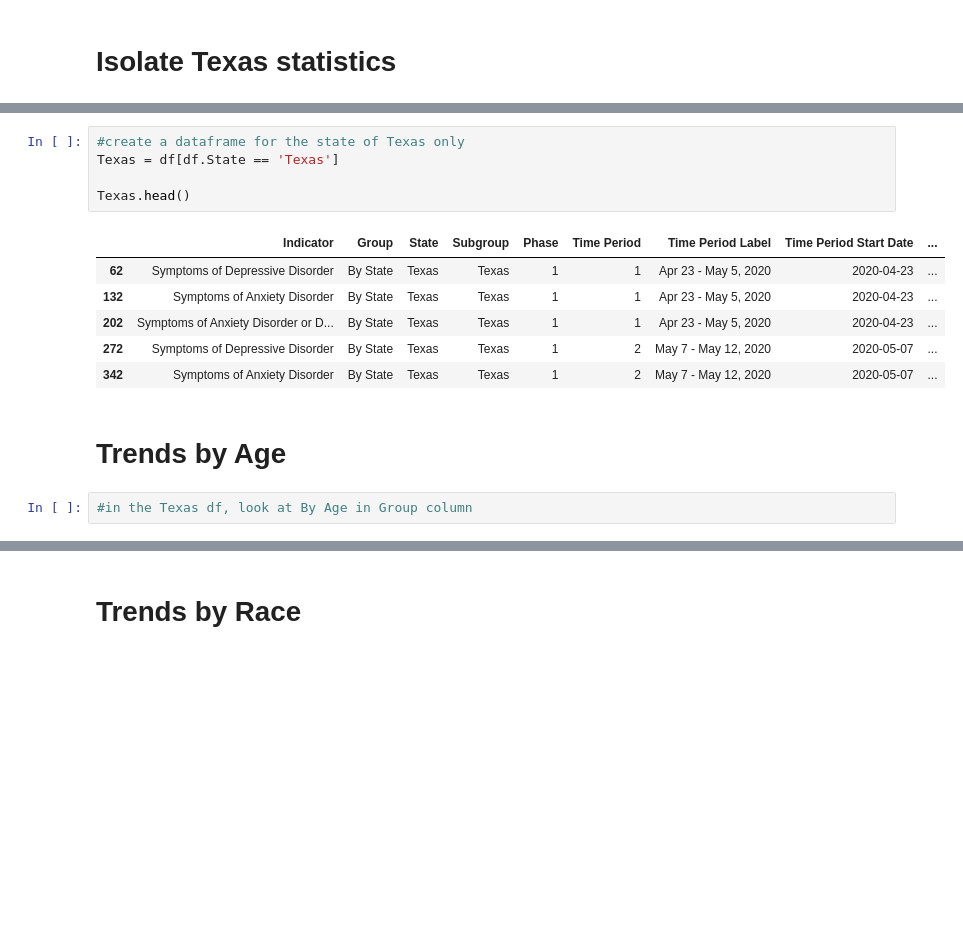
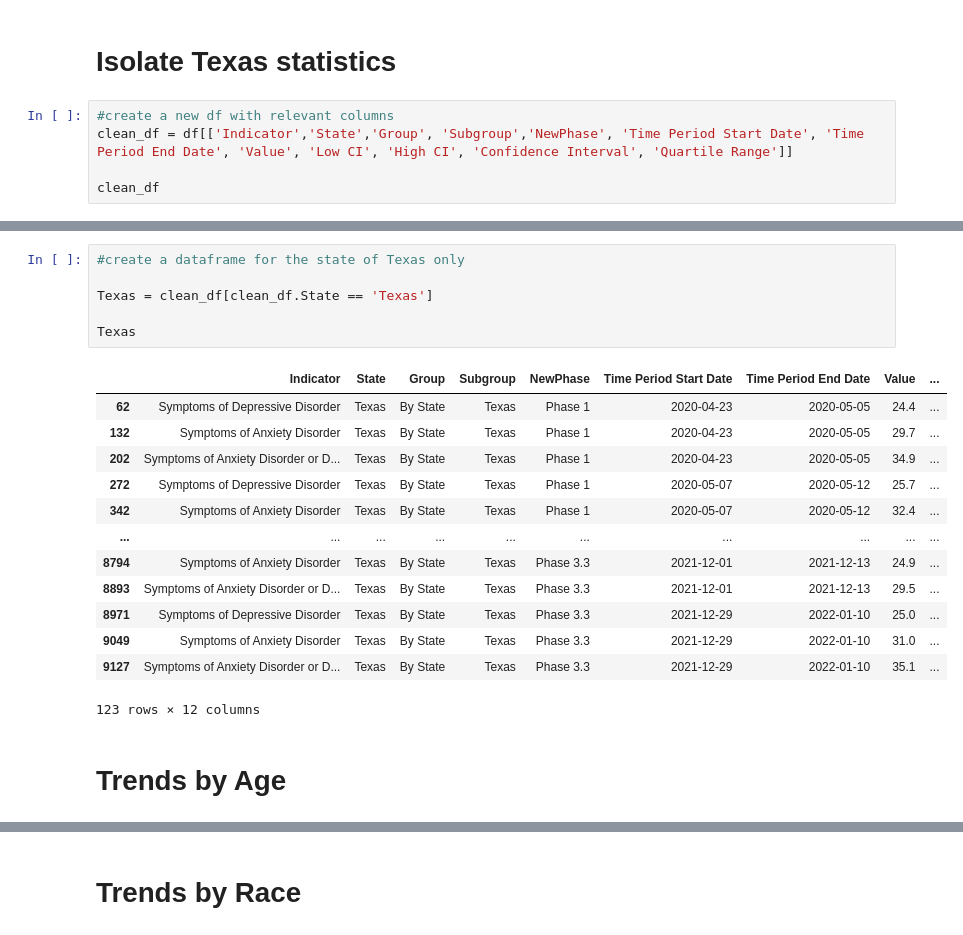
Before and after one commit to lmm2020/EDA-Projects, a Jupyter notebook: EDA_anxiety.ipynb, the cells around one changed output, grey strips where cells are left out. Saved outputs shown, nothing was run; the diff lists cells and outputs as text; blank space fills up the shorter version.

Commit message:
Created clean_df

```diff
--- a/EDA_anxiety.ipynb
+++ b/EDA_anxiety.ipynb
@@ -337,3 +330,8 @@ Possible projects:<br>
 4. Find trends in percentage of anxiety, depression, both across different study periods.
 # %% [markdown]
 # Isolate Texas statistics
+# %%
+#create a new df with relevant columns
+clean_df = df[['Indicator','State','Group', 'Subgroup','NewPhase', 'Time Period Start Date', 'Time Period End Date', 'Value', 'Low CI', 'High CI', 'Confidence Interval', 'Quartile Range']]
+
+clean_df
@@ -340,16 +352,22 @@ Possible projects:<br>
 # %%
 #create a dataframe for the state of Texas only
-Texas = df[df.State == 'Texas']
 
-Texas.head()
+Texas = clean_df[clean_df.State == 'Texas']
+
+Texas
 # %% [output]
-|  | Indicator | Group | State | Subgroup | Phase | Time Period | Time Period Label | Time Period Start Date | ... |
-| 62 | Symptoms of Depressive Disorder | By State | Texas | Texas | 1 | 1 | Apr 23 - May 5, 2020 | 2020-04-23 | ... |
-| 132 | Symptoms of Anxiety Disorder | By State | Texas | Texas | 1 | 1 | Apr 23 - May 5, 2020 | 2020-04-23 | ... |
-| 202 | Symptoms of Anxiety Disorder or D... | By State | Texas | Texas | 1 | 1 | Apr 23 - May 5, 2020 | 2020-04-23 | ... |
-| 272 | Symptoms of Depressive Disorder | By State | Texas | Texas | 1 | 2 | May 7 - May 12, 2020 | 2020-05-07 | ... |
-| 342 | Symptoms of Anxiety Disorder | By State | Texas | Texas | 1 | 2 | May 7 - May 12, 2020 | 2020-05-07 | ... |
+|  | Indicator | State | Group | Subgroup | NewPhase | Time Period Start Date | Time Period End Date | Value | ... |
+| 62 | Symptoms of Depressive Disorder | Texas | By State | Texas | Phase 1 | 2020-04-23 | 2020-05-05 | 24.4 | ... |
+| 132 | Symptoms of Anxiety Disorder | Texas | By State | Texas | Phase 1 | 2020-04-23 | 2020-05-05 | 29.7 | ... |
+| 202 | Symptoms of Anxiety Disorder or D... | Texas | By State | Texas | Phase 1 | 2020-04-23 | 2020-05-05 | 34.9 | ... |
+| 272 | Symptoms of Depressive Disorder | Texas | By State | Texas | Phase 1 | 2020-05-07 | 2020-05-12 | 25.7 | ... |
+| 342 | Symptoms of Anxiety Disorder | Texas | By State | Texas | Phase 1 | 2020-05-07 | 2020-05-12 | 32.4 | ... |
+| ... | ... | ... | ... | ... | ... | ... | ... | ... | ... |
+| 8794 | Symptoms of Anxiety Disorder | Texas | By State | Texas | Phase 3.3 | 2021-12-01 | 2021-12-13 | 24.9 | ... |
+| 8893 | Symptoms of Anxiety Disorder or D... | Texas | By State | Texas | Phase 3.3 | 2021-12-01 | 2021-12-13 | 29.5 | ... |
+| 8971 | Symptoms of Depressive Disorder | Texas | By State | Texas | Phase 3.3 | 2021-12-29 | 2022-01-10 | 25.0 | ... |
+| 9049 | Symptoms of Anxiety Disorder | Texas | By State | Texas | Phase 3.3 | 2021-12-29 | 2022-01-10 | 31.0 | ... |
+| 9127 | Symptoms of Anxiety Disorder or D... | Texas | By State | Texas | Phase 3.3 | 2021-12-29 | 2022-01-10 | 35.1 | ... |
+123 rows × 12 columns
 # %% [markdown]
 # Trends by Age
-# %%
-#in the Texas df, look at By Age in Group column
```
Also changed, not shown: parts of 8 cells of this notebook.
